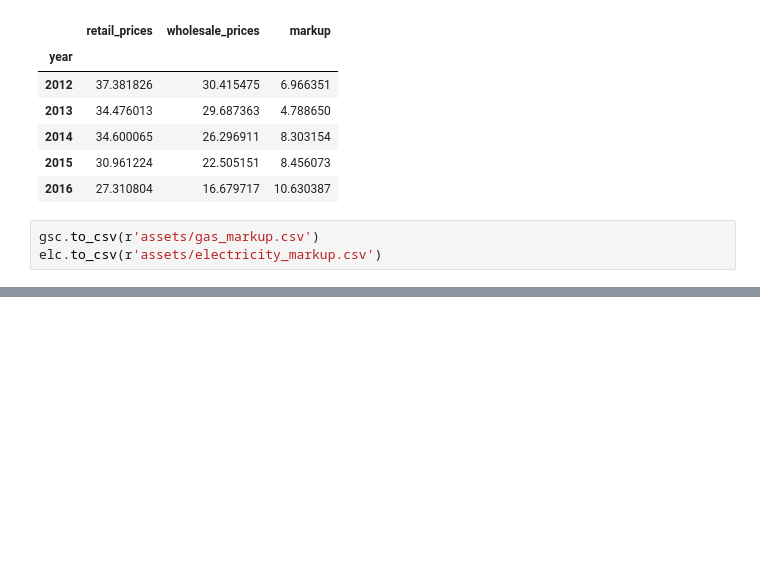
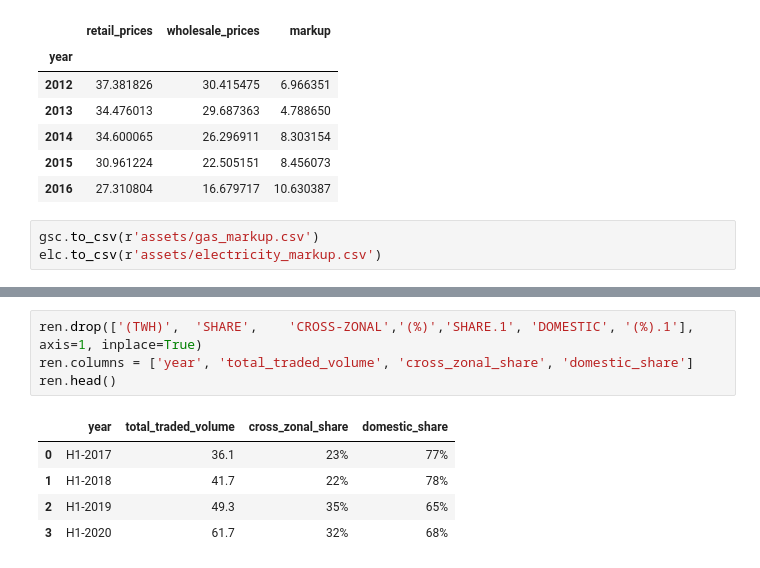
Before and after one commit to hypertechsa/acer-visualisation, a Jupyter notebook: mine.ipynb, the cells around one changed output, grey strips where cells are left out. Cells and saved outputs as stored; diff of their text form; blank space fills up the shorter version.

```diff
--- a/mine.ipynb
+++ b/mine.ipynb
@@ -269,0 +277,10 @@ ren.to_csv(r'assets/covid_renewable.csv')
+# %%
+ren.drop(['(TWH)',	'SHARE',	'CROSS-ZONAL','(%)','SHARE.1', 'DOMESTIC', '(%).1'], axis=1, inplace=True)
+ren.columns = ['year', 'total_traded_volume', 'cross_zonal_share', 'domestic_share']
+ren.head()
+# %% [output]
+|  | year | total_traded_volume | cross_zonal_share | domestic_share |
+| 0 | H1-2017 | 36.1 | 23% | 77% |
+| 1 | H1-2018 | 41.7 | 22% | 78% |
+| 2 | H1-2019 | 49.3 | 35% | 65% |
+| 3 | H1-2020 | 61.7 | 32% | 68% |
```
Also changed, not shown: parts of 4 cells of this notebook, 5 other files.
